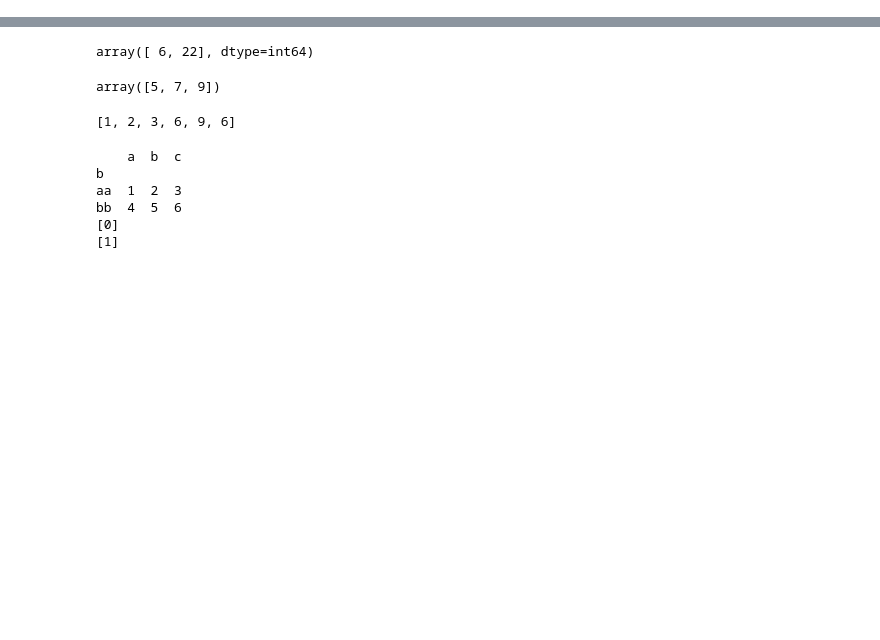
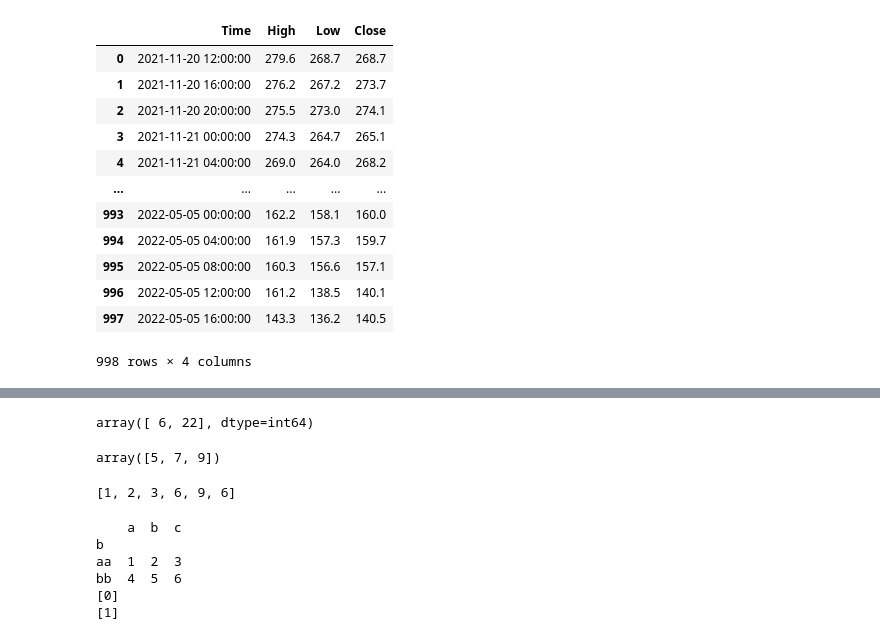
Before and after one commit to elcreek/work, a Jupyter notebook: notebooks/pandas_numpy.ipynb, the cells around one changed output, grey strips where cells are left out. Saved outputs shown, nothing was run; the diff lists cells and outputs as text; code cells hidden in the pictures; blank space fills up the shorter version.

```diff
--- a/notebooks/pandas_numpy.ipynb
+++ b/notebooks/pandas_numpy.ipynb
@@ -27,0 +38,42 @@
+# %%
+# df.drop with axis
+
+import pandas as pd
+
+df = pd.read_csv(f"../data\\4h\AAVEUSDT_4h.csv")
+
+# df.drop(['Open', 'Volume'])
+# KeyError: "['Open' 'Volume'] not found in axis"
+
+df.drop(['Open', 'Volume'], axis='columns')
+df
+# Time	                Open	High	Low	    Close	Volume
+# 0	2021-11-20 12:00:00	278.4	279.6	268.7	268.7	14843.312
+# 1	2021-11-20 16:00:00	268.7	276.2	267.2	273.7	33052.880
+
+df_new = df.drop(['Open', 'Volume'], axis='columns')
+df_new
+#   Time             	High	Low 	Close
+# 0	2021-11-20 12:00:00	279.6	268.7	268.7
+# 1	2021-11-20 16:00:00	276.2	267.2	273.7
+
+# or
+df.drop(['Open', 'Volume'], axis='columns', inplace=True)
+df
+#     Time	            High	Low 	Close
+# 0	2021-11-20 12:00:00	279.6	268.7	268.7
+# 1	2021-11-20 16:00:00	276.2	267.2	273.7
+# %% [output]
+|  | Time | High | Low | Close |
+| 0 | 2021-11-20 12:00:00 | 279.6 | 268.7 | 268.7 |
+| 1 | 2021-11-20 16:00:00 | 276.2 | 267.2 | 273.7 |
+| 2 | 2021-11-20 20:00:00 | 275.5 | 273.0 | 274.1 |
+| 3 | 2021-11-21 00:00:00 | 274.3 | 264.7 | 265.1 |
+| 4 | 2021-11-21 04:00:00 | 269.0 | 264.0 | 268.2 |
+| ... | ... | ... | ... | ... |
+| 993 | 2022-05-05 00:00:00 | 162.2 | 158.1 | 160.0 |
+| 994 | 2022-05-05 04:00:00 | 161.9 | 157.3 | 159.7 |
+| 995 | 2022-05-05 08:00:00 | 160.3 | 156.6 | 157.1 |
+| 996 | 2022-05-05 12:00:00 | 161.2 | 138.5 | 140.1 |
+| 997 | 2022-05-05 16:00:00 | 143.3 | 136.2 | 140.5 |
+998 rows × 4 columns
```
Also changed, not shown: parts of 3 cells of this notebook, 3 other files.
